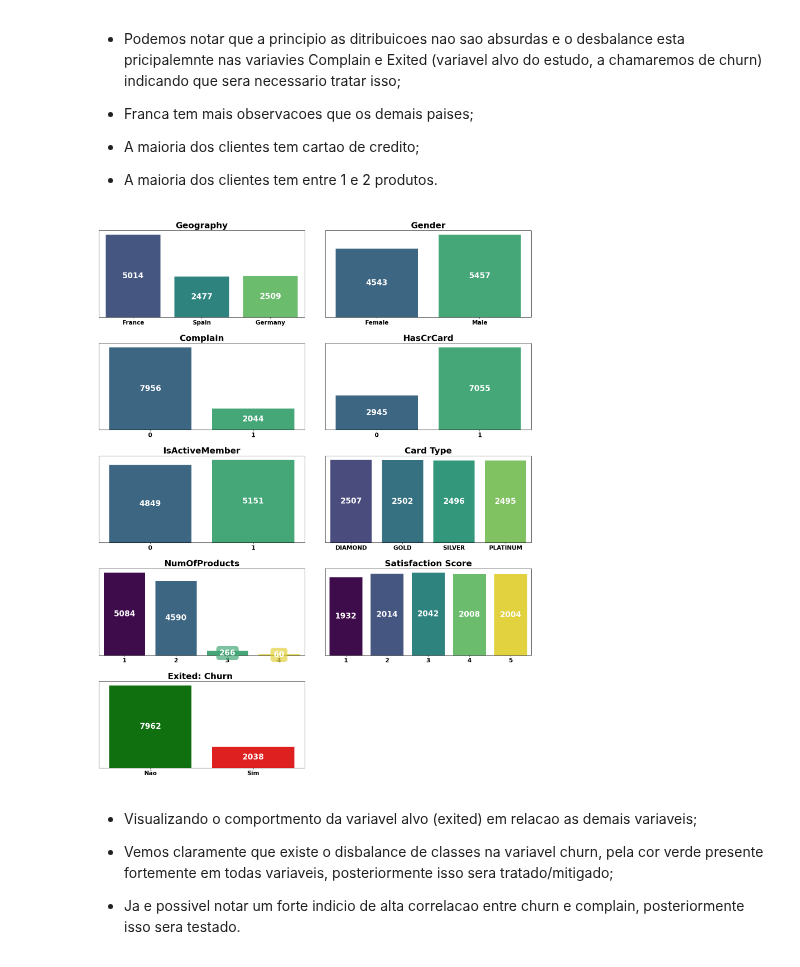
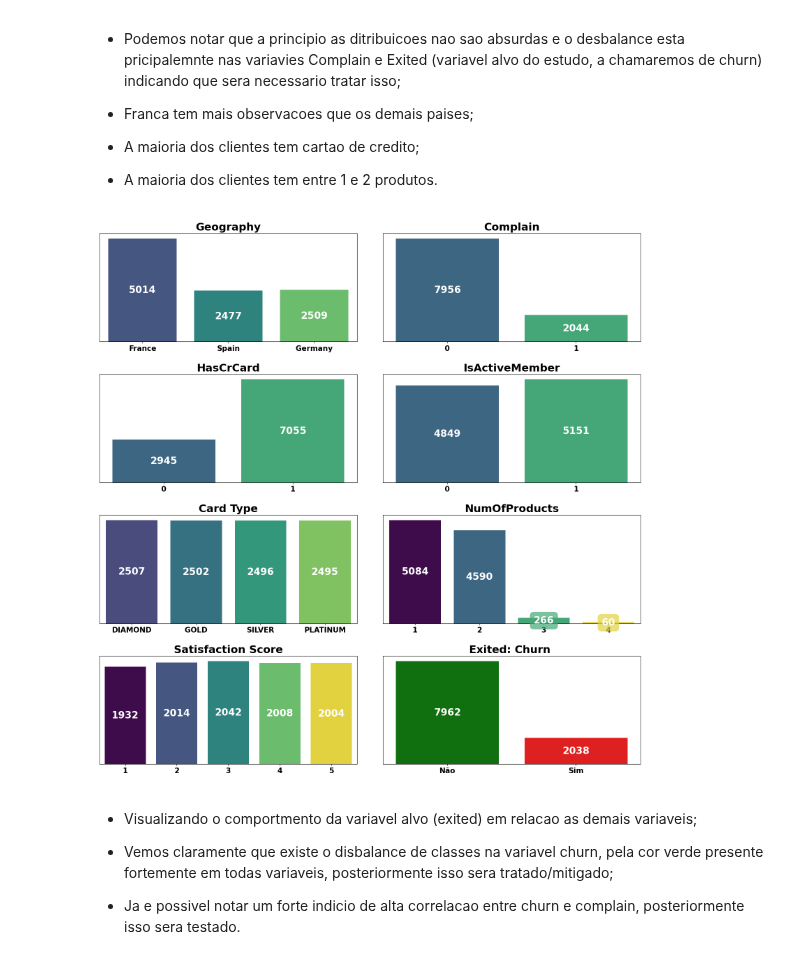
Before and after one commit to JGeovaniCorreia/Ciencia_de_dados, a Jupyter notebook: Churn_predict/Ensemble_models/Ensemble_Model_Stacking.ipynb, the cells around one changed output. Drawn from its saved outputs; the diff is of its cells as text; code cells hidden in the pictures.

```diff
--- a/Churn_predict/Ensemble_models/Ensemble_Model_Stacking.ipynb
+++ b/Churn_predict/Ensemble_models/Ensemble_Model_Stacking.ipynb
@@ -156,8 +186,11 @@ dtype: int64
 # %%
 #removidas por serem meramente identificadoras: RowNumber, CustomerId e Surname
 
+#removida Gender por poder inviesar o modelo de alguma formna descriminativa, é uma boa pratica de LGPD nao usar dados sensiveis como esse etc.
+
+
 df = base_original[['CreditScore',
-                    'Gender',
+                    #'Gender',
                     'Geography',
                     'Age',
                     'Tenure',
@@ -205,8 +238,15 @@ minimos maximos e um breve entendimento se serao necessarios tratamentos nessas
 #Resumo estatistico
 
 #separando quali's para analise
-quali = df[['HasCrCard', 'IsActiveMember', 'Geography','Gender'
-            ,'Complain','Exited','Card Type','NumOfProducts','Satisfaction Score']]
+quali = df[['HasCrCard',
+            'IsActiveMember',
+            'Geography',
+            #'Gender',
+            'Complain',
+            'Exited',
+            'Card Type',
+            'NumOfProducts',
+            'Satisfaction Score']]
 
 quali = quali.astype('object')
 
@@ -237,19 +277,9 @@ plt.xticks(fontsize=15, rotation=0, fontweight='bold')
 plt.yticks([])
 add_value_labels(ax1)
 
-# Gender
-plt.subplot(5, 2, 2)
-ax2 = plt.gca()
-ax2.set_title('Gender', fontsize=22, fontweight='bold')
-sns.countplot(x='Gender', hue='Gender', palette='viridis', data=base_original, ax=ax2, legend=False)
-plt.xlabel('')
-plt.ylabel('')
-plt.xticks(fontsize=15, rotation=0, fontweight='bold')
-plt.yticks([])
-add_value_labels(ax2)
 
 # Complain
-plt.subplot(5, 2, 3)
+plt.subplot(5, 2, 2)
 ax10 = plt.gca()
 ax10.set_title('Complain', fontsize=22, fontweight='bold')
 sns.countplot(x='Complain', hue='Complain', palette='viridis', data=base_original, ax=ax10, legend=False)
@@ -260,7 +290,7 @@ plt.yticks([])
 add_value_labels(ax10)
 
 # HasCrCard
-plt.subplot(5, 2, 4)
+plt.subplot(5, 2, 3)
 ax5 = plt.gca()
 ax5.set_title('HasCrCard', fontsize=22, fontweight='bold')
 sns.countplot(x='HasCrCard', hue='HasCrCard', palette='viridis', data=base_original, ax=ax5, legend=False)
@@ -271,7 +301,7 @@ plt.yticks([])
 add_value_labels(ax5)
 
 # IsActiveMember
-plt.subplot(5, 2, 5)
+plt.subplot(5, 2, 4)
 ax6 = plt.gca()
 ax6.set_title('IsActiveMember', fontsize=22, fontweight='bold')
 sns.countplot(x='IsActiveMember', hue='IsActiveMember', palette='viridis', data=base_original, ax=ax6, legend=False)
@@ -282,7 +312,7 @@ plt.yticks([])
 add_value_labels(ax6)
 
 # Card Type
-plt.subplot(5, 2, 6)
+plt.subplot(5, 2, 5)
 ax10 = plt.gca()
 ax10.set_title('Card Type', fontsize=22, fontweight='bold')
 sns.countplot(x='Card Type', hue='Card Type', palette='viridis', data=base_original, ax=ax10, legend=False)
@@ -294,7 +324,7 @@ add_value_labels(ax10)
 
 
 # NumOfProducts
-plt.subplot(5, 2, 7)
+plt.subplot(5, 2, 6)
 ax10 = plt.gca()
 ax10.set_title('NumOfProducts', fontsize=22, fontweight='bold')
 sns.countplot(x='NumOfProducts', hue='NumOfProducts', palette='viridis', data=base_original, ax=ax10, legend=False)
@@ -306,42 +336,42 @@ add_value_labels(ax10)
 
 
 # Satisfaction Score
-plt.subplot(5, 2, 8)
+plt.subplot(5, 2, 7)
 ax11 = plt.gca()
 ax11.set_title('Satisfaction Score', fontsize=22, fontweight='bold')
 sns.countplot(x='Satisfaction Score', hue='Satisfaction Score', palette='viridis', data=base_original, ax=ax11, legend=False)
 plt.xlabel('')
 plt.ylabel('')
 plt.xticks(fontsize=15, rotation=0, fontweight='bold')
 plt.yticks([])
 add_value_labels(ax11)
 
 
 
 
 
 
 # Exited
-plt.subplot(5, 2, 9)
+plt.subplot(5, 2, 8)
 ax11 = plt.gca()
 ax11.set_title('Exited: Churn ', fontsize=22, fontweight='bold')
 custom_palette = ['green', 'red']
 sns.countplot(x='Exited', hue='Exited', palette=custom_palette, data=base_original, ax=ax11, legend=False)
 plt.xlabel('')
 plt.ylabel('')
 plt.xticks(fontsize=15, rotation=0, fontweight='bold')
 plt.yticks([])
 add_value_labels(ax11)
 
 ax11.set_xticks([0, 1])
 ax11.set_xticklabels(['Não', 'Sim'], fontsize=15, fontweight='bold')
 
 # Ajustando espaçamento
 plt.subplots_adjust(hspace=0.3, wspace=0.1)
 
 plt.show()
 # %% [output]
-[figure, old version]
+[figure, new version]
 # %% [markdown]
 * Visualizando o comportmento da variavel alvo (exited) em relacao as demais variaveis;
 
```
Also changed, not shown: parts of 22 cells of this notebook, 7 other files.
